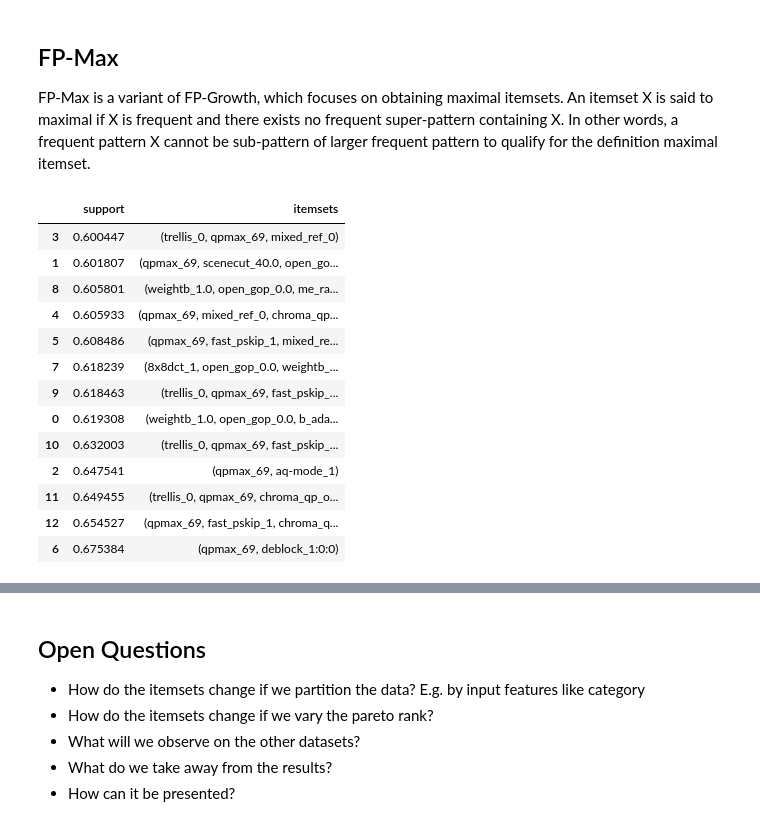
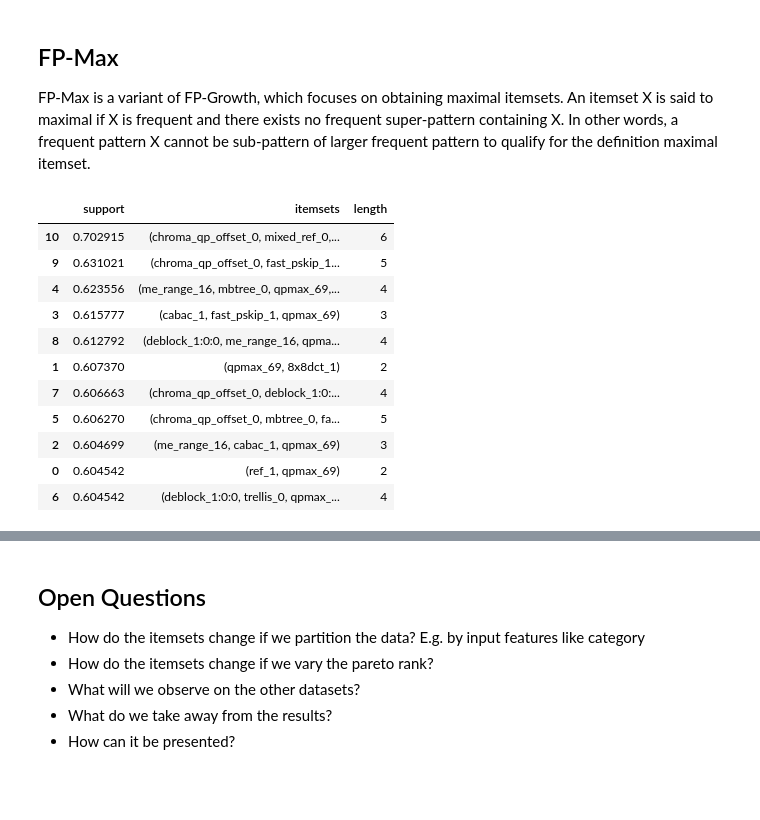
Before and after one commit to simula-vias/partial-configuration, a Jupyter notebook: src/pci.ipynb, the cells around one changed output, grey strips where cells are left out. Cells and saved outputs as stored; diff of their text form; code cells hidden in the pictures; blank space fills up the shorter version.

```diff
--- a/src/pci.ipynb
+++ b/src/pci.ipynb
@@ -62,8 +80,10 @@ config_features
 
 We take the matrix of all measurements and calculate the Pareto ranks for each configuration per input. For this, we consider all measured performances, but we can change this to any subset.
 # %%
+performances = ["fps", "cpu"]
+performances = ["size", "etime"]
 icm = (
-    perf_matrix[["inputname", "configurationID"] + all_performances]
+    perf_matrix[["inputname", "configurationID"] + performances]
     .sort_values(["inputname", "configurationID"])
     .set_index(["inputname", "configurationID"])
 )
@@ -71,4 +113,4 @@ icm["ranks"] = icm.groupby("inputname", group_keys=False).apply(pareto_rank)
 # %%
-subdf = icm[icm.ranks < 3]
+subdf = icm[icm.ranks <= 1]
 subdf
 # %% [output]
@@ -93,13 +133,23 @@ dataset = subdf.join(config_features).reset_index()[
 # %%
-# To use mlxtend's itemset mining, we must convert the dataset to onehot encoding
-enc = OneHotEncoder(
-    min_frequency=1,
-    handle_unknown="infrequent_if_exist",
-    sparse_output=False,
-)
-enc.fit(dataset)
-col_names = enc.get_feature_names_out()
-onehot_data = enc.transform(dataset)
-print(f"One-hot encoded dataset has {len(col_names)} columns ({dataset.shape[1]} before)")
+def prepare(dataset):
+    enc = OneHotEncoder(
+        min_frequency=1,
+        handle_unknown="infrequent_if_exist",
+        sparse_output=False,
+    )
+    enc.fit(dataset)
+    col_names = enc.get_feature_names_out()
+    onehot_data = enc.transform(dataset)
+
+    df = pd.DataFrame(onehot_data, columns=col_names, dtype=np.bool_)
+    return df
+
+dataset = subdf.join(config_features).reset_index()[
+    config_features.columns
+]
+
+df = prepare(dataset)
+print(f"One-hot encoded dataset has {df.shape[1]} columns ({dataset.shape[1]} before)")
+df
 # %% [output]
 One-hot encoded dataset has 78 columns (24 before)
@@ -146,19 +194,19 @@ FP-Max is a variant of FP-Growth, which focuses on obtaining maximal itemsets.
 An itemset X is said to maximal if X is frequent and there exists no frequent super-pattern containing X.
 In other words, a frequent pattern X cannot be sub-pattern of larger frequent pattern to qualify for the definition maximal itemset.
 # %%
-fpmax(df, min_support=0.6, use_colnames=True).sort_values("support")
+maxsets = fpmax(df, min_support=0.6, use_colnames=True).sort_values("support", ascending=False)
+maxsets["length"] = maxsets["itemsets"].apply(len)
+maxsets
 # %% [output]
-|  | support | itemsets |
-| 3 | 0.600447 | (trellis_0, qpmax_69, mixed_ref_0) |
-| 1 | 0.601807 | (qpmax_69, scenecut_40.0, open_go... |
-| 8 | 0.605801 | (weightb_1.0, open_gop_0.0, me_ra... |
-| 4 | 0.605933 | (qpmax_69, mixed_ref_0, chroma_qp... |
-| 5 | 0.608486 | (qpmax_69, fast_pskip_1, mixed_re... |
-| 7 | 0.618239 | (8x8dct_1, open_gop_0.0, weightb_... |
-| 9 | 0.618463 | (trellis_0, qpmax_69, fast_pskip_... |
-| 0 | 0.619308 | (weightb_1.0, open_gop_0.0, b_ada... |
-| 10 | 0.632003 | (trellis_0, qpmax_69, fast_pskip_... |
-| 2 | 0.647541 | (qpmax_69, aq-mode_1) |
-| 11 | 0.649455 | (trellis_0, qpmax_69, chroma_qp_o... |
-| 12 | 0.654527 | (qpmax_69, fast_pskip_1, chroma_q... |
-| 6 | 0.675384 | (qpmax_69, deblock_1:0:0) |
+|  | support | itemsets | length |
+| 10 | 0.702915 | (chroma_qp_offset_0, mixed_ref_0,... | 6 |
+| 9 | 0.631021 | (chroma_qp_offset_0, fast_pskip_1... | 5 |
+| 4 | 0.623556 | (me_range_16, mbtree_0, qpmax_69,... | 4 |
+| 3 | 0.615777 | (cabac_1, fast_pskip_1, qpmax_69) | 3 |
+| 8 | 0.612792 | (deblock_1:0:0, me_range_16, qpma... | 4 |
+| 1 | 0.607370 | (qpmax_69, 8x8dct_1) | 2 |
+| 7 | 0.606663 | (chroma_qp_offset_0, deblock_1:0:... | 4 |
+| 5 | 0.606270 | (chroma_qp_offset_0, mbtree_0, fa... | 5 |
+| 2 | 0.604699 | (me_range_16, cabac_1, qpmax_69) | 3 |
+| 0 | 0.604542 | (ref_1, qpmax_69) | 2 |
+| 6 | 0.604542 | (deblock_1:0:0, trellis_0, qpmax_... | 4 |
```
Also changed, not shown: parts of 18 cells of this notebook.
